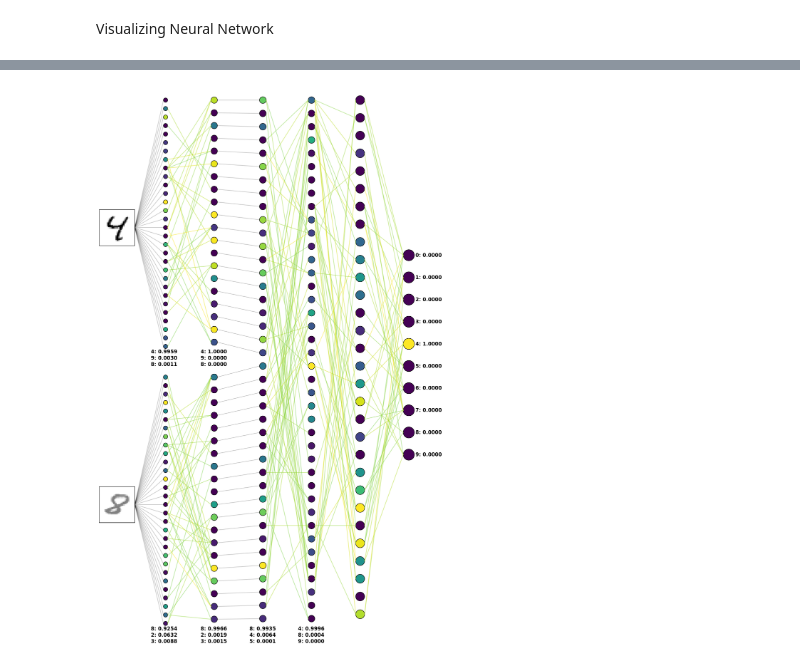
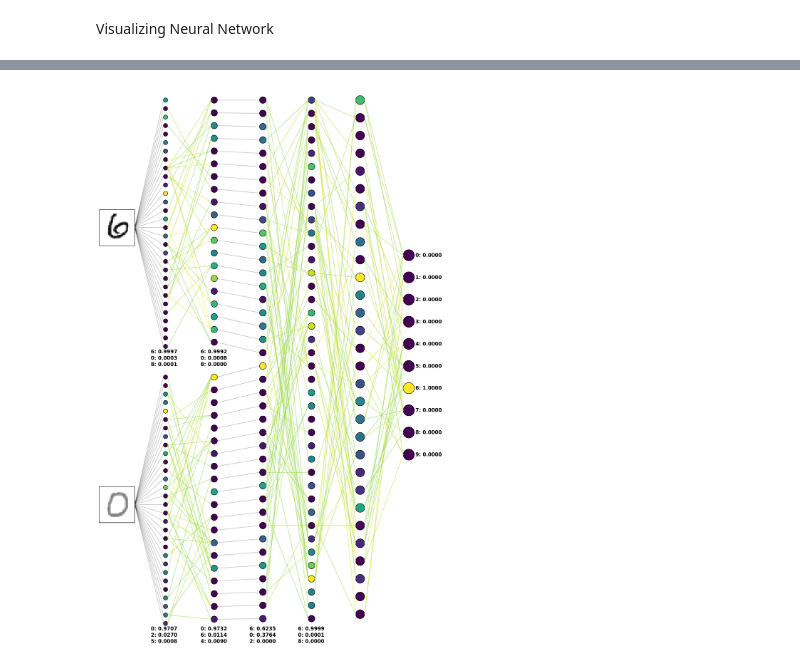
Before and after one commit to hugobbi/mnist-visual-fields, a Jupyter notebook: mnist_visual_fields_main.ipynb, the cells around one changed output, grey strips where cells are left out. Saved outputs shown, nothing was run; the diff lists cells and outputs as text; code cells hidden in the pictures.

```diff
--- a/mnist_visual_fields_main.ipynb
+++ b/mnist_visual_fields_main.ipynb
@@ -775,15 +762,11 @@ def display_double_visual_field_mnist_nn_execution(
     model,
     max_neurons,
     weight_plot_threshold,
+    x_data,
+    left_vf_digit: Tuple[int, float],
+    right_vf_digit: Tuple[int, float],
     output_models=None,
-    k=2,
-    x_data=None,
-    left_vf_digit: Tuple[int, float] = None,
-    right_vf_digit: Tuple[int, float] = None,
-    x_data_left=None,
-    x_data_right=None,
-    y_data=None,
-    input_digit=None,
+    k=3,
 ):
     """
     Receives a trained Neural Network model with two visual fields and and input digit, plotting the full neural network execution.
@@ -805,19 +788,14 @@ def display_double_visual_field_mnist_nn_execution(
     """ Getting input data """
 
     left_idx, left_attention = left_vf_digit
-    input_data_left = np.array([x_test[left_idx]]) * left_attention
+    input_data_left = np.array([x_data[left_idx]]) * left_attention
 
     right_idx, right_attention = right_vf_digit
-    input_data_right = np.array([x_test[right_idx]]) * right_attention
+    input_data_right = np.array([x_data[right_idx]]) * right_attention
 
     """ Calculating neural network activations """
 
-    if left_vf_digit is None:
-        model_activations = get_activations_double_visual_field(
-            model, input_digit, x_data_left, x_data_right, y_data
-        )
-    else:
-        model_activations = get_activations_double_visual_field(
+    model_activations = get_activations_double_visual_field(
             model, x_data, left_vf_digit, right_vf_digit
         )
 
@@ -1203,13 +1186,13 @@ output_models = [keras.models.load_model(out_models_path + out_model_filename) f
 # %%
 display_double_visual_field_mnist_nn_execution(
     model_t1,
-    output_models=output_models,
-    k=3,
     max_neurons=300,
     weight_plot_threshold=0.8,
     x_data=x_test,
-    left_vf_digit=(6, 1),
-    right_vf_digit=(61, 0.5),
+    left_vf_digit=(11, 1),
+    right_vf_digit=(10, 0.5),
+    output_models=output_models,
+    k=3
 )
 # %% [output]
-[figure, old version]
+[figure, new version]
```
Also changed, not shown: parts of 4 cells of this notebook.
